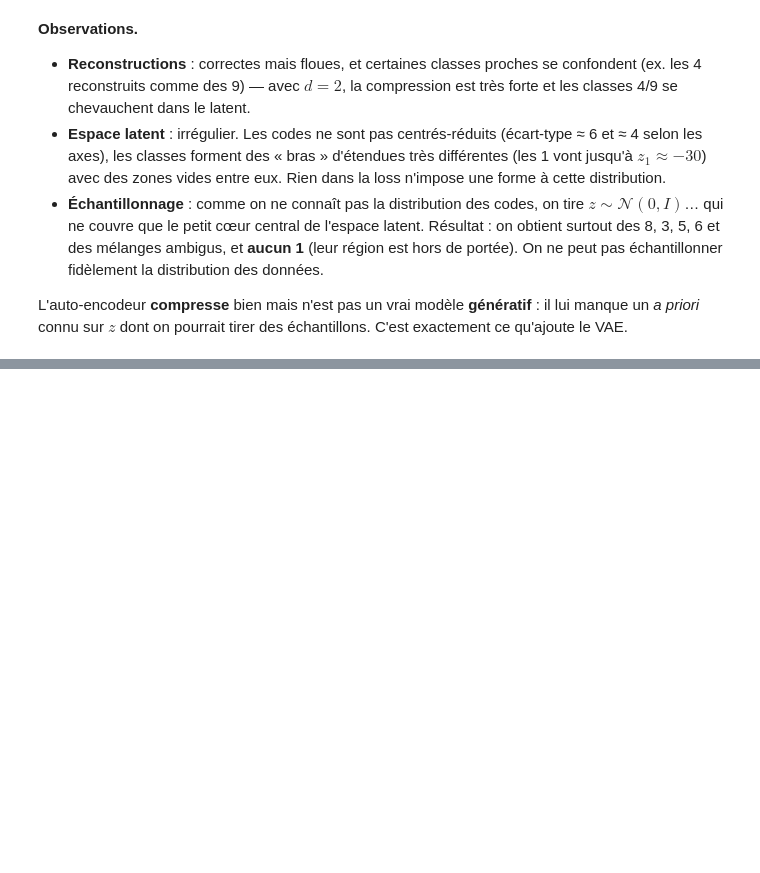
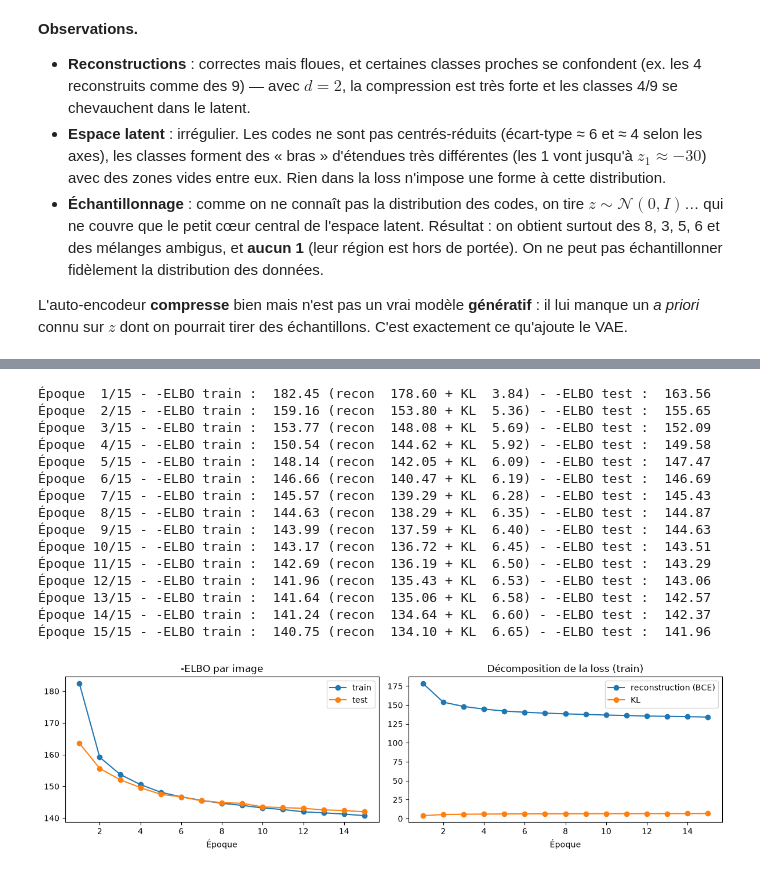
Before and after one commit to yassineabouhassan77-crypto/tp-modeles-generatifs, a Jupyter notebook: modeles_generatifs.ipynb, the cells around one changed output, grey strips where cells are left out. Cells and saved outputs as stored; diff of their text form; code cells hidden in the pictures; blank space fills up the shorter version.

Commit message:
Étape 4 : VAE (ELBO, reparamétrisation, génération, variété latente, interpolation)

```diff
--- a/modeles_generatifs.ipynb
+++ b/modeles_generatifs.ipynb
@@ -427,0 +507,71 @@ L'auto-encodeur **compresse** bien mais n'est pas un vrai modèle **génératif*
+# %%
+EPOCHS_VAE = 15
+optimizer = torch.optim.Adam(vae.parameters(), lr=1e-3)
+history_vae = {"loss": [], "recon": [], "kl": [], "test": []}
+
+for epoch in range(1, EPOCHS_VAE + 1):
+    vae.train()
+    tot = {"loss": 0.0, "recon": 0.0, "kl": 0.0}
+    for x, _ in train_loader:
+        x = x.to(device)
+        x_hat, mu, logvar = vae(x)
+        loss, recon, kl = vae_loss(x_hat, x, mu, logvar)
+
+        optimizer.zero_grad()
+        loss.backward()
+        optimizer.step()
+
+        bs = x.size(0)
+        tot["loss"] += loss.item() * bs
+        tot["recon"] += recon.item() * bs
+        tot["kl"] += kl.item() * bs
+
+    vae.eval()
+    test_loss = 0.0
+    with torch.no_grad():
+        for x, _ in test_loader:
+            x = x.to(device)
+            x_hat, mu, logvar = vae(x)
+            test_loss += vae_loss(x_hat, x, mu, logvar)[0].item() * x.size(0)
+    test_loss /= len(test_dataset)
+
+    N = len(train_dataset)
+    for k in tot:
+        history_vae[k].append(tot[k] / N)
+    history_vae["test"].append(test_loss)
+    print(
+        f"Époque {epoch:2d}/{EPOCHS_VAE} - -ELBO train : {tot['loss'] / N:7.2f} "
+        f"(recon {tot['recon'] / N:7.2f} + KL {tot['kl'] / N:5.2f}) - -ELBO test : {test_loss:7.2f}"
+    )
+
+epochs = range(1, EPOCHS_VAE + 1)
+fig, axes = plt.subplots(1, 2, figsize=(12, 3.5))
+axes[0].plot(epochs, history_vae["loss"], marker="o", label="train")
+axes[0].plot(epochs, history_vae["test"], marker="o", label="test")
+axes[0].set_title("-ELBO par image")
+axes[0].set_xlabel("Époque")
+axes[0].legend()
+axes[1].plot(epochs, history_vae["recon"], marker="o", label="reconstruction (BCE)")
+axes[1].plot(epochs, history_vae["kl"], marker="o", label="KL")
+axes[1].set_title("Décomposition de la loss (train)")
+axes[1].set_xlabel("Époque")
+axes[1].legend()
+plt.tight_layout()
+plt.show()
+# %% [output]
+Époque  1/15 - -ELBO train :  182.45 (recon  178.60 + KL  3.84) - -ELBO test :  163.56
+Époque  2/15 - -ELBO train :  159.16 (recon  153.80 + KL  5.36) - -ELBO test :  155.65
+Époque  3/15 - -ELBO train :  153.77 (recon  148.08 + KL  5.69) - -ELBO test :  152.09
+Époque  4/15 - -ELBO train :  150.54 (recon  144.62 + KL  5.92) - -ELBO test :  149.58
+Époque  5/15 - -ELBO train :  148.14 (recon  142.05 + KL  6.09) - -ELBO test :  147.47
+Époque  6/15 - -ELBO train :  146.66 (recon  140.47 + KL  6.19) - -ELBO test :  146.69
+Époque  7/15 - -ELBO train :  145.57 (recon  139.29 + KL  6.28) - -ELBO test :  145.43
+Époque  8/15 - -ELBO train :  144.63 (recon  138.29 + KL  6.35) - -ELBO test :  144.87
+Époque  9/15 - -ELBO train :  143.99 (recon  137.59 + KL  6.40) - -ELBO test :  144.63
+Époque 10/15 - -ELBO train :  143.17 (recon  136.72 + KL  6.45) - -ELBO test :  143.51
+Époque 11/15 - -ELBO train :  142.69 (recon  136.19 + KL  6.50) - -ELBO test :  143.29
+Époque 12/15 - -ELBO train :  141.96 (recon  135.43 + KL  6.53) - -ELBO test :  143.06
+Époque 13/15 - -ELBO train :  141.64 (recon  135.06 + KL  6.58) - -ELBO test :  142.57
+Époque 14/15 - -ELBO train :  141.24 (recon  134.64 + KL  6.60) - -ELBO test :  142.37
+Époque 15/15 - -ELBO train :  140.75 (recon  134.10 + KL  6.65) - -ELBO test :  141.96
+[figure, added]
```
Also changed, not shown: parts of 4 cells of this notebook.
